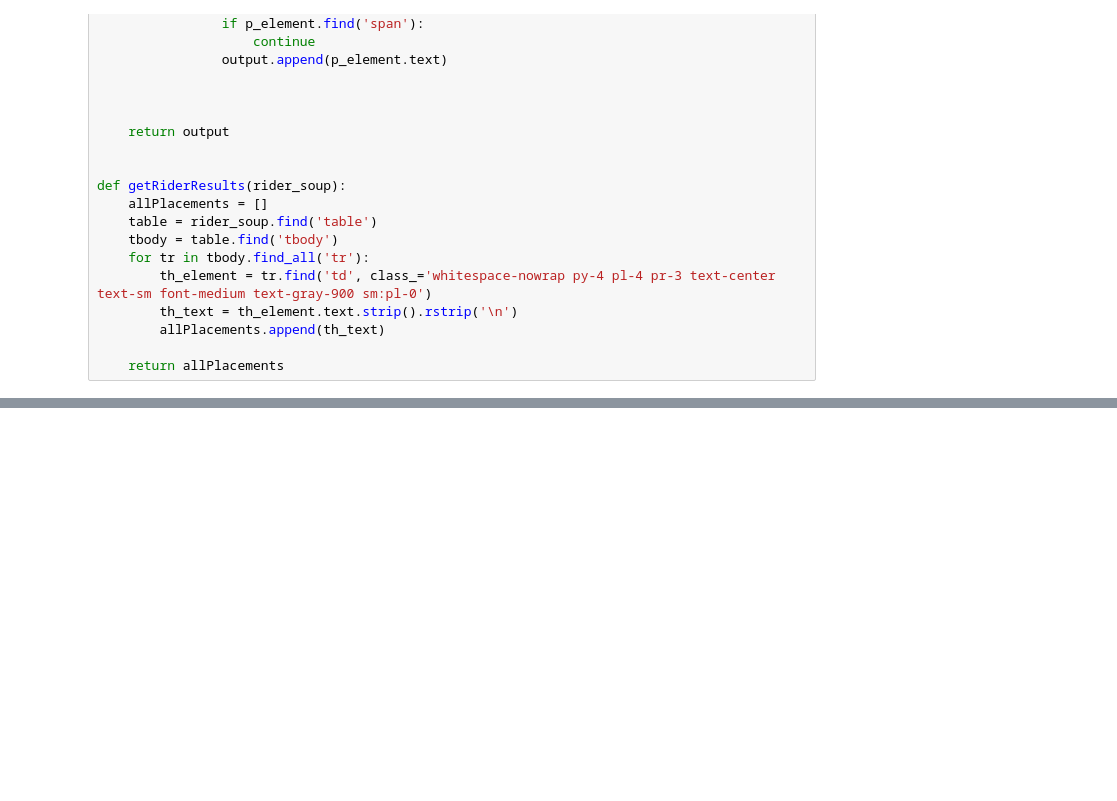
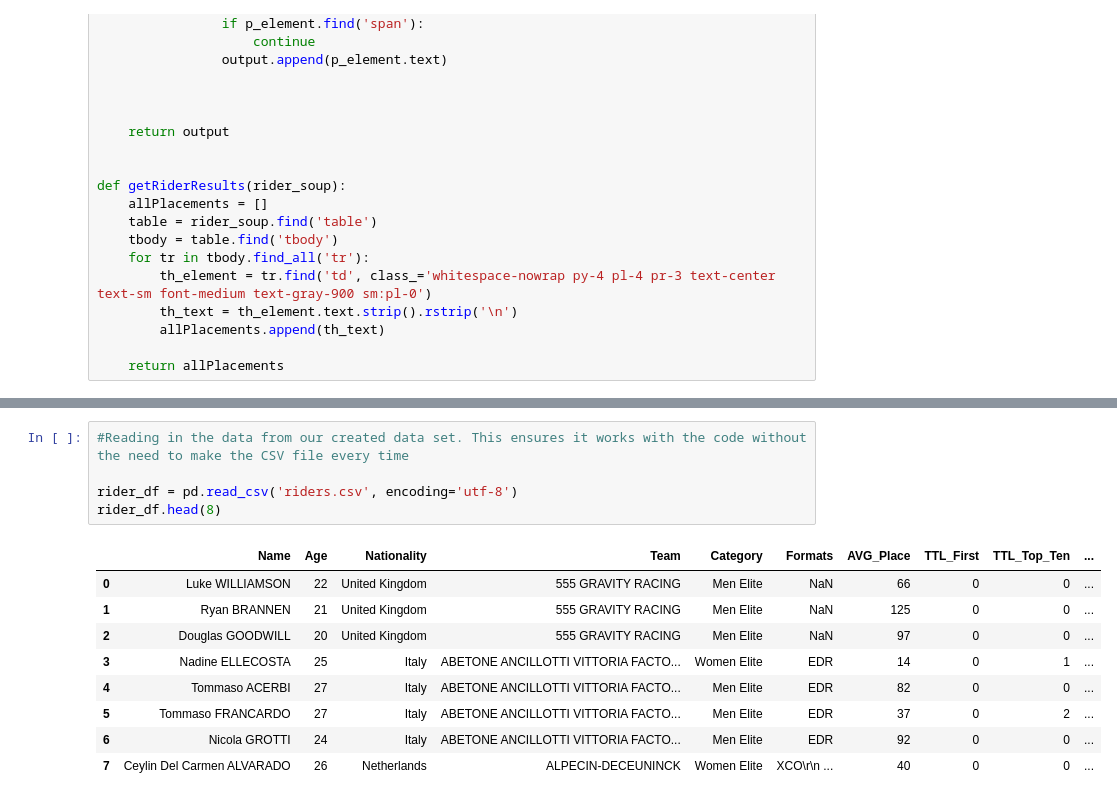
Before and after one commit to Treyson-Grange/cs5830_project3, a Jupyter notebook: project3.ipynb, the cells around one changed output, grey strips where cells are left out. Cells and saved outputs as stored; diff of their text form; blank space fills up the shorter version.

Commit message:
hopefully this works for the nation comparison

```diff
--- a/project3.ipynb
+++ b/project3.ipynb
@@ -169,0 +211,15 @@ with open('riders.csv', 'w', newline='') as csvfile:
+# %%
+#Reading in the data from our created data set. This ensures it works with the code without the need to make the CSV file every time
+
+rider_df = pd.read_csv('riders.csv', encoding='utf-8')
+rider_df.head(8)
+# %% [output]
+|  | Name | Age | Nationality | Team | Category | Formats | AVG_Place | TTL_First | TTL_Top_Ten | ... |
+| 0 | Luke WILLIAMSON | 22 | United Kingdom | 555 GRAVITY RACING | Men Elite | NaN | 66 | 0 | 0 | ... |
+| 1 | Ryan BRANNEN | 21 | United Kingdom | 555 GRAVITY RACING | Men Elite | NaN | 125 | 0 | 0 | ... |
+| 2 | Douglas GOODWILL | 20 | United Kingdom | 555 GRAVITY RACING | Men Elite | NaN | 97 | 0 | 0 | ... |
+| 3 | Nadine ELLECOSTA | 25 | Italy | ABETONE ANCILLOTTI VITTORIA FACTO... | Women Elite | EDR | 14 | 0 | 1 | ... |
+| 4 | Tommaso ACERBI | 27 | Italy | ABETONE ANCILLOTTI VITTORIA FACTO... | Men Elite | EDR | 82 | 0 | 0 | ... |
+| 5 | Tommaso FRANCARDO | 27 | Italy | ABETONE ANCILLOTTI VITTORIA FACTO... | Men Elite | EDR | 37 | 0 | 2 | ... |
+| 6 | Nicola GROTTI | 24 | Italy | ABETONE ANCILLOTTI VITTORIA FACTO... | Men Elite | EDR | 92 | 0 | 0 | ... |
+| 7 | Ceylin Del Carmen ALVARADO | 26 | Netherlands | ALPECIN-DECEUNINCK | Women Elite | XCO\r\n ... | 40 | 0 | 0 | ... |
```
Also changed, not shown: parts of 10 cells of this notebook, 1 other file.
